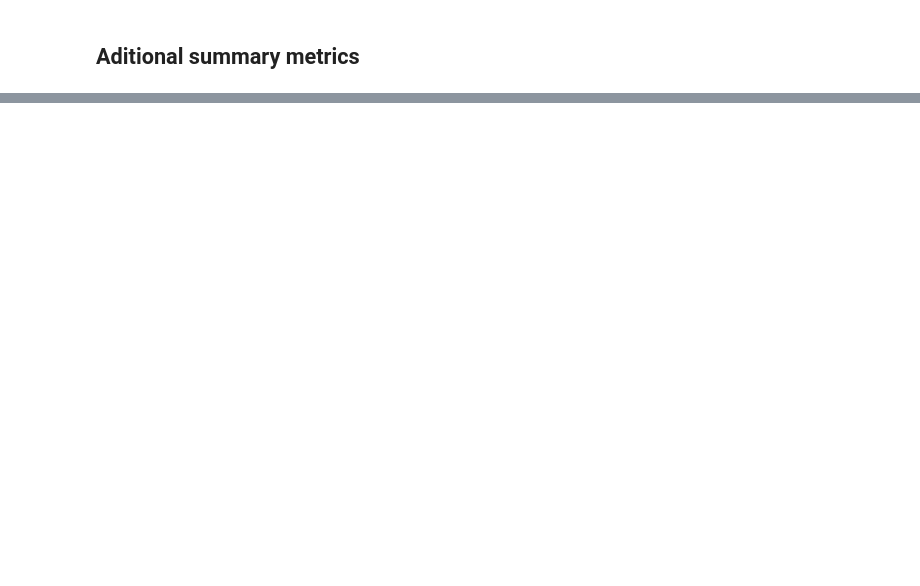
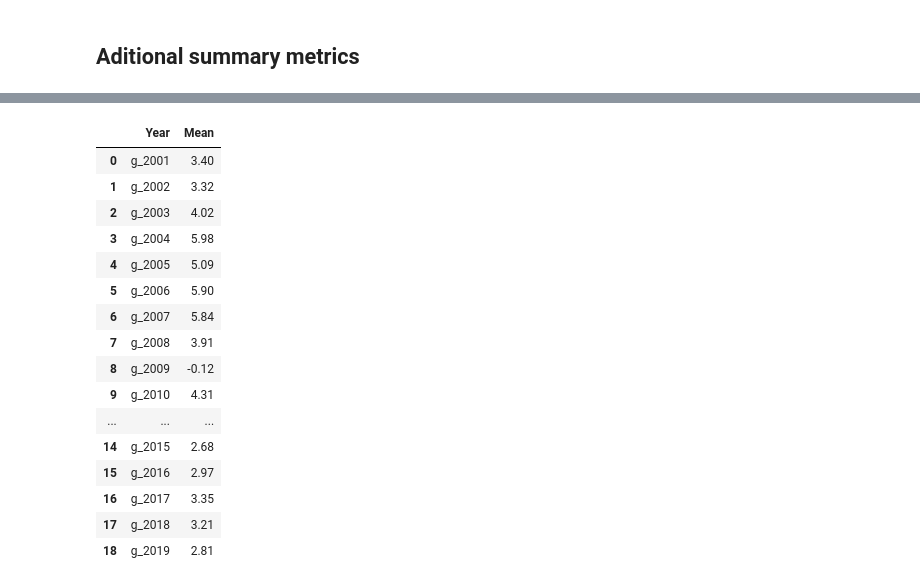
Before and after one commit to svujcich/Global_GDP_Trends, a Jupyter notebook: ETL/GDP_growth_ETL.ipynb, the cells around one changed output, grey strips where cells are left out. Saved outputs shown, nothing was run; the diff lists cells and outputs as text; code cells hidden in the pictures; blank space fills up the shorter version.

```diff
--- a/ETL/GDP_growth_ETL.ipynb
+++ b/ETL/GDP_growth_ETL.ipynb
@@ -575,0 +609,33 @@ bottom_10_countries
+# %%
+#create df of mean global GDP growth
+#create varible
+mean_GDP_growth_by_year = GDP_growth_df.mean(axis = 0, numeric_only=None)
+#create df with varible
+mean_gdp_growth_df = pd.DataFrame(mean_GDP_growth_by_year)
+#format numbers to hundreths
+mean_gdp_growth_df = mean_gdp_growth_df.round(2)
+#turn axis into column
+mean_gdp_growth_df.reset_index(inplace=True)
+#set axis name
+mean_gdp_growth_df = mean_gdp_growth_df.set_axis(['Year','Mean'], axis=1)
+
+
+mean_gdp_growth_df
+# %% [output]
+|  | Year | Mean |
+| 0 | g_2001 | 3.40 |
+| 1 | g_2002 | 3.32 |
+| 2 | g_2003 | 4.02 |
+| 3 | g_2004 | 5.98 |
+| 4 | g_2005 | 5.09 |
+| 5 | g_2006 | 5.90 |
+| 6 | g_2007 | 5.84 |
+| 7 | g_2008 | 3.91 |
+| 8 | g_2009 | -0.12 |
+| 9 | g_2010 | 4.31 |
+| ... | ... | ... |
+| 14 | g_2015 | 2.68 |
+| 15 | g_2016 | 2.97 |
+| 16 | g_2017 | 3.35 |
+| 17 | g_2018 | 3.21 |
+| 18 | g_2019 | 2.81 |
```
Also changed, not shown: parts of 9 cells of this notebook.
